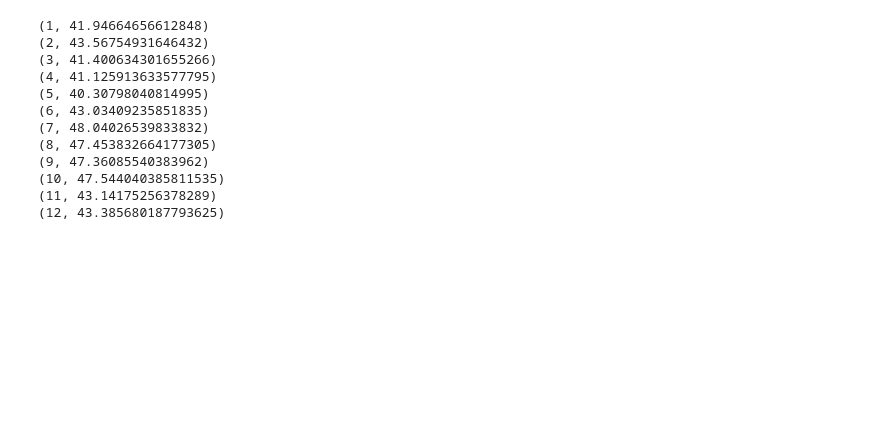
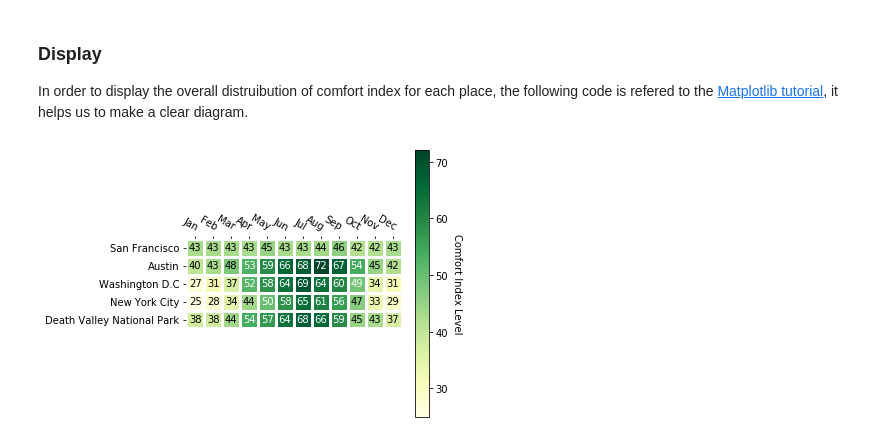
Before and after one commit to mchen81/Climate-data-analysis, a Jupyter notebook: Travel-StartUp.ipynb, the cells around one changed output. Saved outputs shown, nothing was run; the diff lists cells and outputs as text; code cells hidden in the pictures; blank space fills up the shorter version.

Commit message:
complete travel startup

```diff
--- a/Travel-StartUp.ipynb
+++ b/Travel-StartUp.ipynb
@@ -34,0 +29,9 @@ def confortIndex(dry_buld, rh):
+# %%
+# Five places
+travel_locaions = {
+    "9q8y" : "San Francisco",
+    "9v6k" : "Austin",
+    "dqcj" : "Washington D.C",
+    "dr5r" : "New York City",
+    "9qky" : "Death Valley National Park"
+}
@@ -70,18 +93,14 @@ def month_ci_location(gh):
-# %%
-boston = month_ci_location("9q8y")
-
-for data in boston:
-    print(data)
-# %% [output]
-(1, 41.94664656612848)
-(2, 43.56754931646432)
-(3, 41.400634301655266)
-(4, 41.125913633577795)
-(5, 40.30798040814995)
-(6, 43.03409235851835)
-(7, 48.04026539833832)
-(8, 47.453832664177305)
-(9, 47.36085540383962)
-(10, 47.544040385811535)
-(11, 43.14175256378289)
-(12, 43.385680187793625)
+# %%
+# Prepare data to output
+months = ["Jan", "Feb", "Mar", "Apr", "May", "Jun", "Jul", "Aug", "Sep", "Oct", "Nov", "Dec"]
+locations = list(travel_locaions.values())
+all_locations_month_avg_ci = []
+# Output data to a 2D array,
+for location in locations:
+    month_ci = []
+    for lc in travel_location_ci[location]:
+        month_ci.append(int(lc[1]))
+    all_locations_month_avg_ci.append(month_ci)
+# %% [markdown]
+### Display
+In order to display the overall distruibution of comfort index for each place, the following code is refered to the [Matplotlib tutorial](https://matplotlib.org/gallery/images_contours_and_fields/image_annotated_heatmap.html#sphx-glr-gallery-images-contours-and-fields-image-annotated-heatmap-py), it helps us to make a clear diagram.
@@ -87,0 +230,11 @@ for data in boston:
+# %%
+data = np.array(all_locations_month_avg_ci)
+fig, ax = plt.subplots()
+im, cbar = heatmap(data, locations, months, ax=ax,
+                   cmap="YlGn", cbarlabel="Comfort Index Level")
+texts = annotate_heatmap(im, valfmt="{x:2d}")
+
+fig.tight_layout()
+plt.show()
+# %% [output]
+[figure, added]
```
Also changed, not shown: parts of 9 cells of this notebook.
